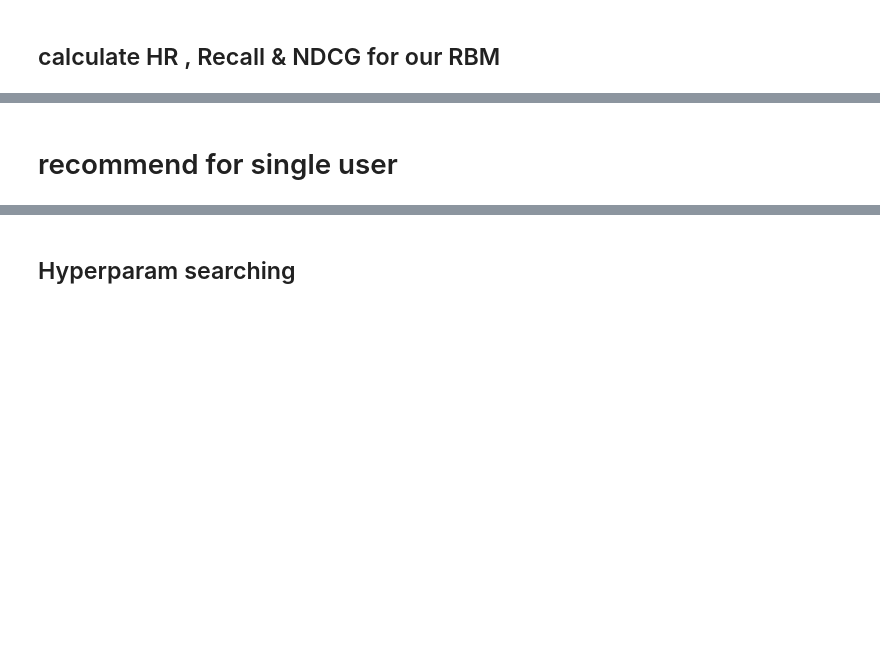
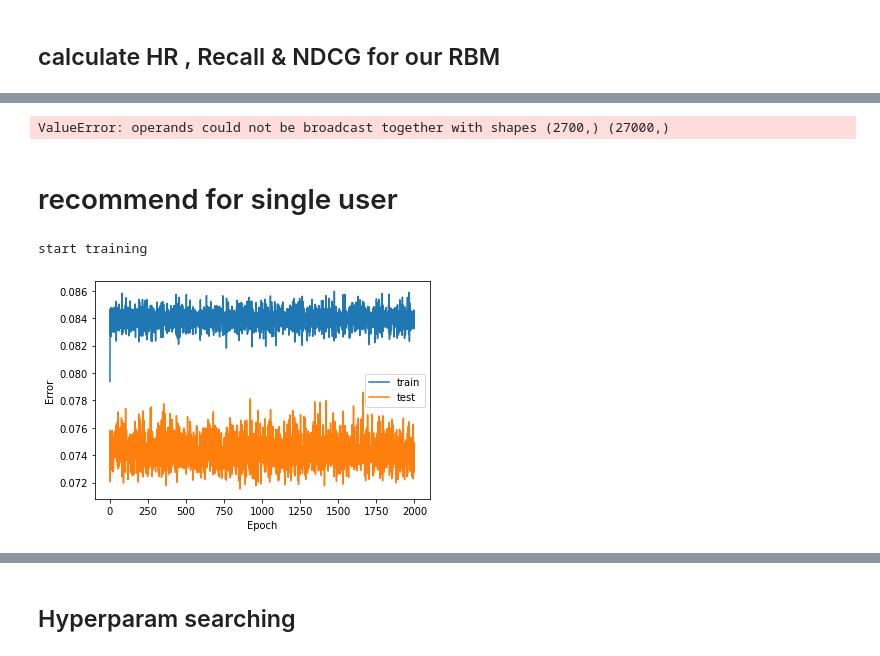
Before and after one commit to jdepreter/ai-project, a Jupyter notebook: rbm_notebook_inventory_rating.ipynb, the cells around one changed output, grey strips where cells are left out. Cells and saved outputs as stored; diff of their text form; code cells hidden in the pictures; blank space fills up the shorter version.

```diff
--- a/rbm_notebook_inventory_rating.ipynb
+++ b/rbm_notebook_inventory_rating.ipynb
@@ -215,7 +215,7 @@ val2 = interactions[2, 'val']
 # %%
 def score_playtime(playtime):
     """
-    give a game a raining score between 0 and 4
+    give a game a rating score between 0 and 4
     :param playtime: the playtime to give a score by
     :return: 0,1,2,3 or 4 based on playtime
     """
@@ -235,16 +235,16 @@ def score_playtime(playtime):
         return 4
 
 from os import path
-if not path.isfile('index_random_ordering-cedric-new.pkl'):
+if not path.isfile('index_random_ordering.pkl'):
     import random
     index_random_list =list(range(games.shape[0]))
     random.shuffle(index_random_list)
     # print(index_random_list)
-    file = open("index_random_ordering-new.pkl", "wb")
+    file = open("index_random_ordering.pkl", "wb")
     pickle.dump(index_random_list, file)
     file.close()
 else:
-    f = open("index_random_ordering-cedric-new.pkl", "rb")
+    f = open("index_random_ordering.pkl", "rb")
     index_random_list = pickle.load(f)
     f.close()
 
@@ -671,3 +803,8 @@ KeyboardInterrupt:
+# %%
+hr_diff = np.array(hr1) - np.array(hr2)
+np.where(hr_diff == 0)
+# %% [output]
+ValueError: operands could not be broadcast together with shapes (2700,) (27000,)
 # %% [markdown]
 # recommend for single user
 # %%
@@ -720,0 +871,5 @@ user = 100
+# %%
+rbm2000 = create_rbm(train_matrix, test_matrix, 100, 10000, 2000)
+# %% [output]
+start training
+[figure, added]
```
Also changed, not shown: parts of 37 cells of this notebook, 1 other file.
